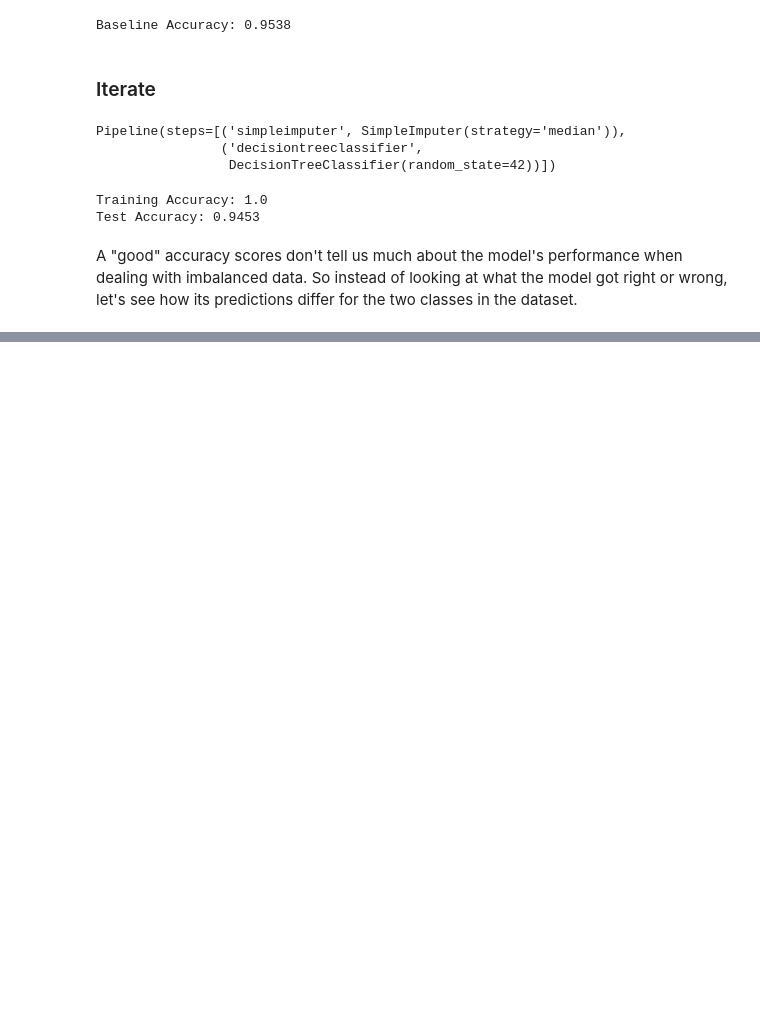
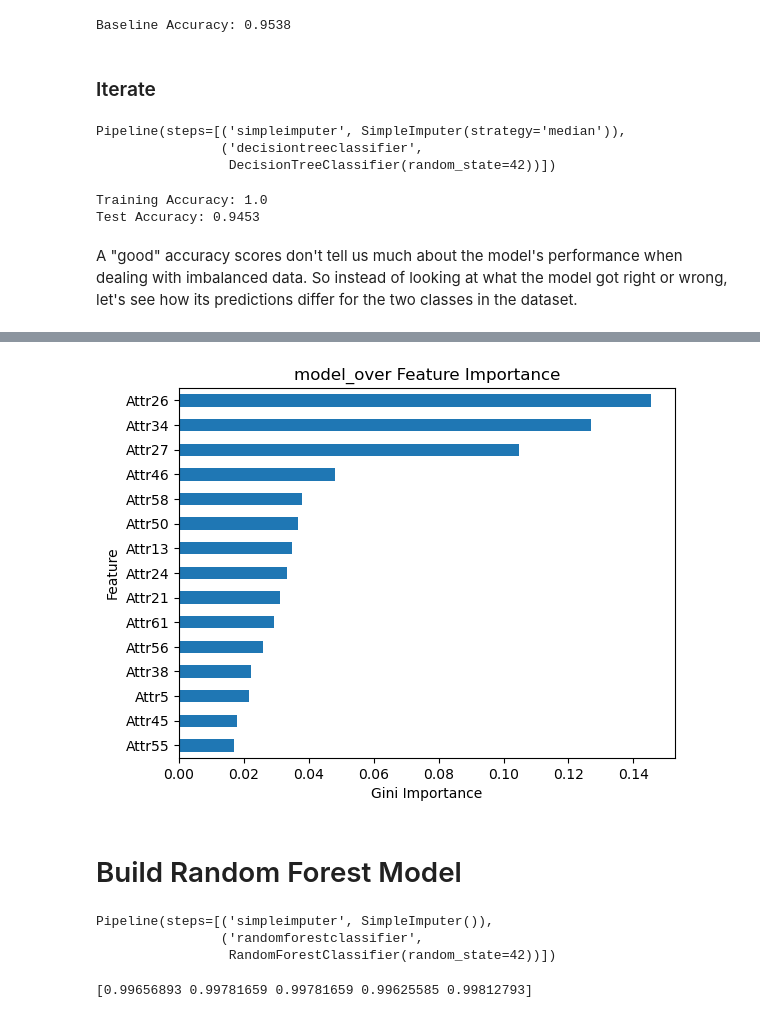
Before and after one commit to Johnnysnipes90/bankruptcy-prediction, a Jupyter notebook: notebook.ipynb, the cells around one changed output, grey strips where cells are left out. Drawn from its saved outputs; the diff is of its cells as text; code cells hidden in the pictures; blank space fills up the shorter version.

```diff
--- a/notebook.ipynb
+++ b/notebook.ipynb
@@ -289,0 +301,31 @@ Test Accuracy: 0.9453
+# %%
+# Get importances
+importances = model_over.named_steps['decisiontreeclassifier'].feature_importances_
+
+# Put importances into a Series
+feat_imp = pd.Series(importances, index = X_train_over.columns).sort_values()
+
+# Plot series
+feat_imp.tail(15).plot(kind = 'barh')
+plt.xlabel("Gini Importance")
+plt.ylabel("Feature")
+plt.title("model_over Feature Importance");
+# %% [output]
+[figure, added]
+# %% [markdown]
+# Build Random Forest Model
+# %%
+clf = make_pipeline(
+    SimpleImputer(),
+    RandomForestClassifier(random_state = 42)
+)
+print(clf)
+# %% [output]
+Pipeline(steps=[('simpleimputer', SimpleImputer()),
+                ('randomforestclassifier',
+                 RandomForestClassifier(random_state=42))])
+# %%
+cv_acc_scores = cross_val_score(clf, X_train_over, y_train_over, cv = 5, n_jobs = -1)
+print(cv_acc_scores)
+# %% [output]
+[0.99656893 0.99781659 0.99781659 0.99625585 0.99812793]
```
Also changed, not shown: parts of 22 cells of this notebook.
